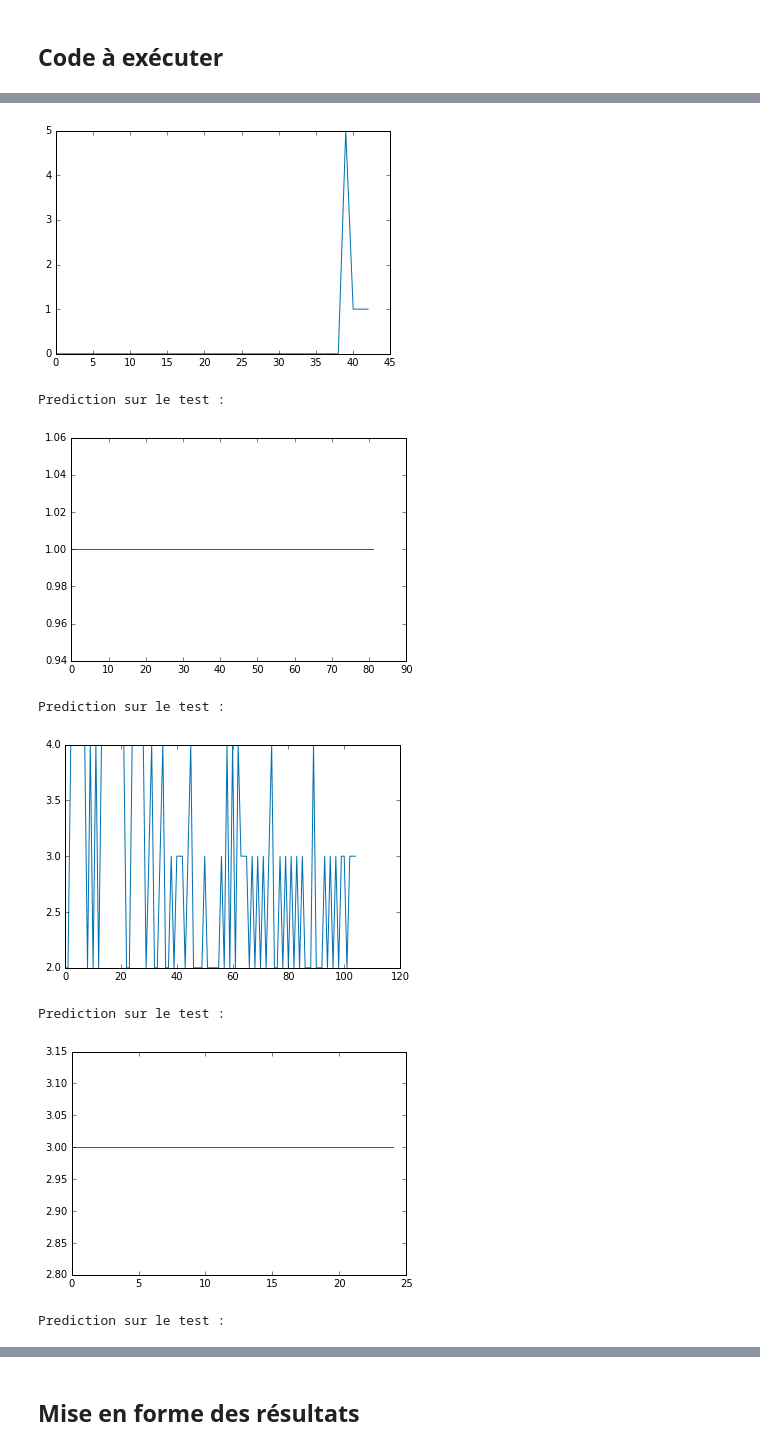
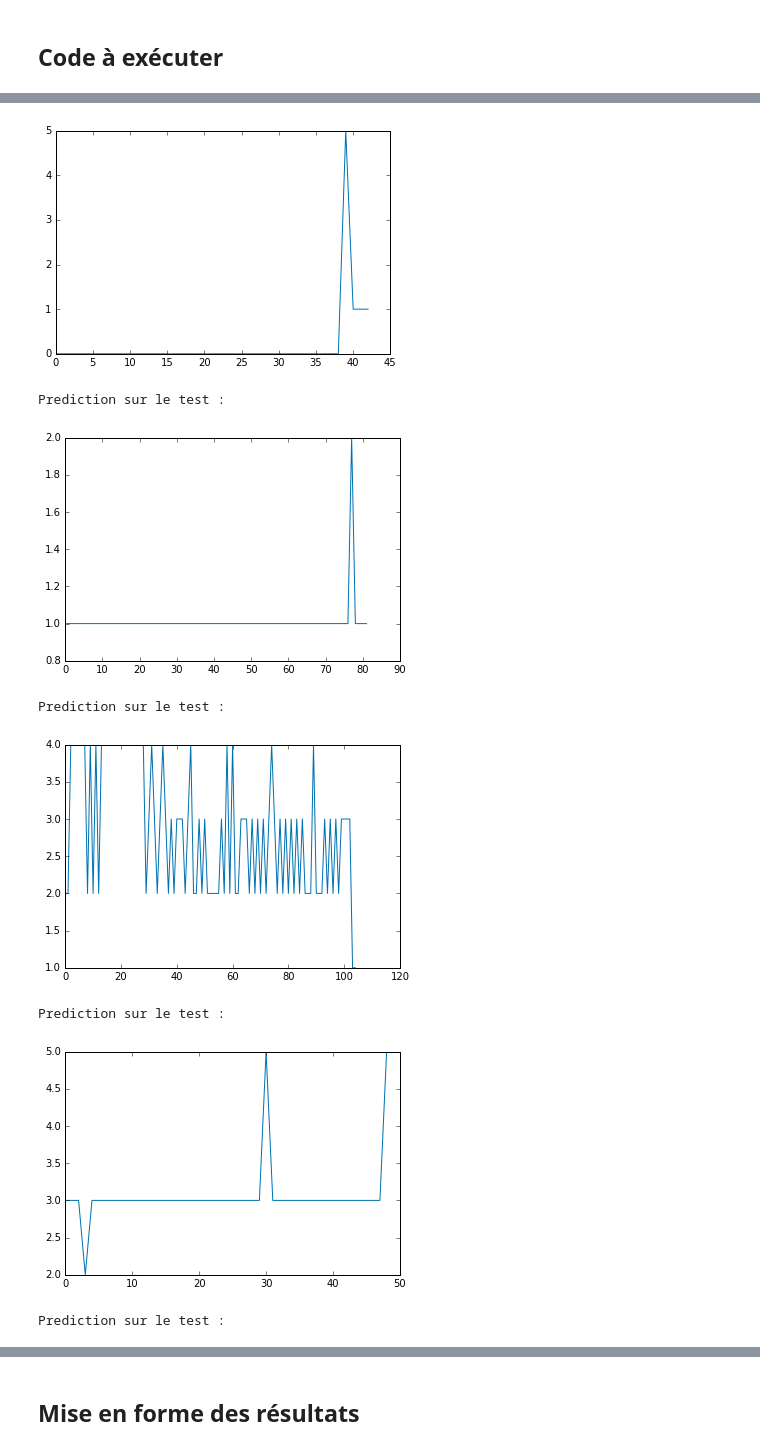
Before and after one commit to Vincent-Robert/Projet-SIGMA, a Jupyter notebook: Script court.ipynb, the cells around one changed output, grey strips where cells are left out. Cells and saved outputs as stored; diff of their text form; code cells hidden in the pictures.

```diff
--- a/Script court.ipynb
+++ b/Script court.ipynb
@@ -271,23 +271,23 @@ Prediction sur le train, juste pour voir :
 # %%
-test_liste = ['assis_test.csv', 'debout_test.csv', 'marche_test.csv', 'descend.csv', 'monte_test.csv', 'courir_test.csv']
+test_liste = ['assis_test.csv', 'debout_test.csv', 'marche_test.csv', 'descenterapide3.csv', 'monte_test.csv', 'courir_test.csv']
 for test_name in test_liste:
     test_features = create_test(test_name, window_length, recouvrement, n)
 
     print('Prediction sur le test : ')
     prediction_test = actually_predict(classifier1, classifier2, classifier3, test_features, pca, scaler)
     #prediction_test = actually_predict(classifier, test_features, pca, scaler)
     plt.figure()
     plt.plot(np.rint(prediction_test))
     plt.show()
 # %% [output]
 Prediction sur le test :
 [figure]
 Prediction sur le test :
-[figure, old version]
+[figure, new version]
 Prediction sur le test :
-[figure, old version]
+[figure, new version]
 Prediction sur le test :
-[figure, old version]
+[figure, new version]
 Prediction sur le test :
 [figure]
 Prediction sur le test :
```
Also changed, not shown: parts of 3 cells of this notebook, 5 other files.
